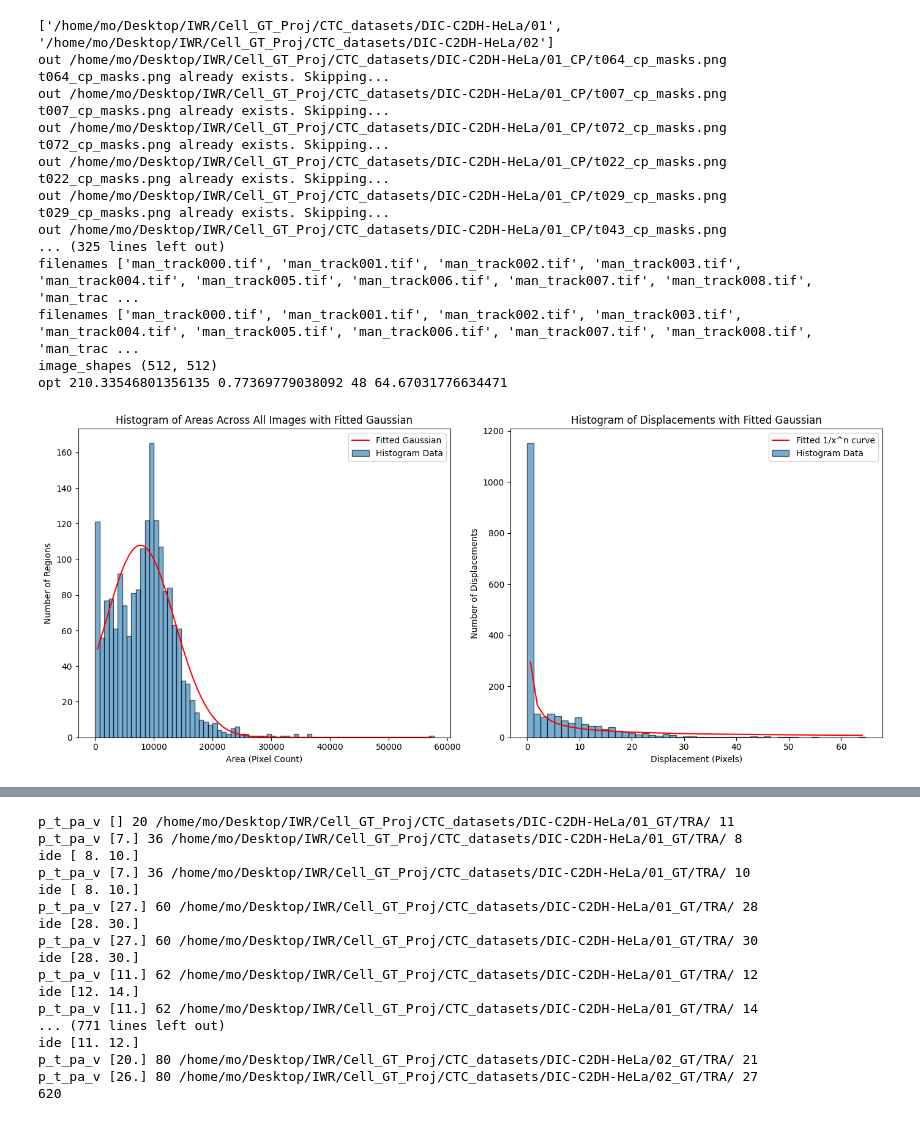
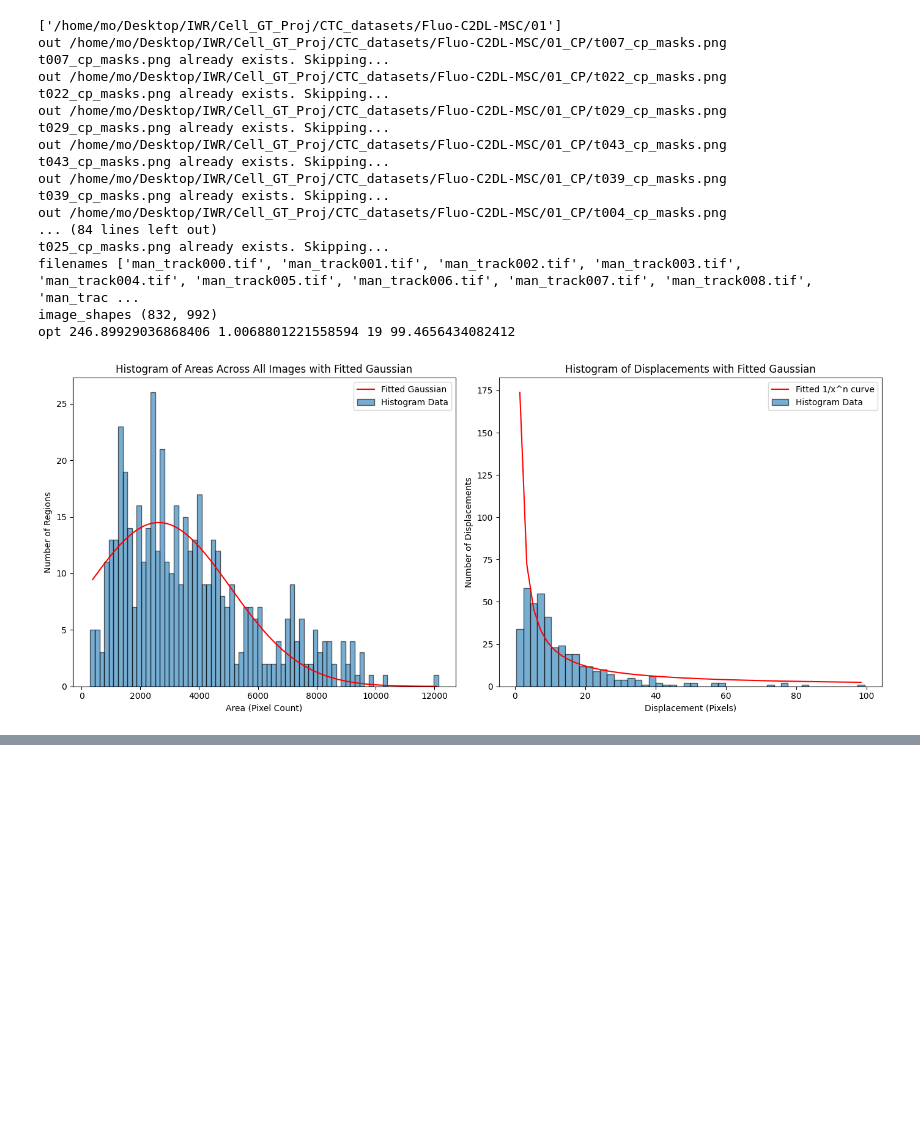
Before and after one commit to mosturm/IWR_CellTrack, a Jupyter notebook: CTC2CNetpipeline.ipynb, the cells around one changed output, grey strips where cells are left out. Cells and saved outputs as stored; diff of their text form; code cells hidden in the pictures; blank space fills up the shorter version.

```diff
--- a/CTC2CNetpipeline.ipynb
+++ b/CTC2CNetpipeline.ipynb
@@ -994,30 +1081,30 @@ def generate_XY_pairs(path,mu,sig,shape,name, save_dir):
 # %%
-path='/home/mo/Desktop/IWR/Cell_GT_Proj/CTC_datasets/DIC-C2DH-HeLa'
-name='HeLa'
+path='/home/mo/Desktop/IWR/Cell_GT_Proj/CTC_datasets/Fluo-C2DL-MSC'
+name='MSC'
 save_path='/home/mo/Desktop/IWR/Cell_GT_Proj/CTC_datasets_new/'
-diameter=55
+diameter=60
 
 
 
 save_dir=save_path+name+'_train'
 
 generate_CTC_datasets(path,name,save_dir,diameter)
 # %% [output]
-['/home/mo/Desktop/IWR/Cell_GT_Proj/CTC_datasets/DIC-C2DH-HeLa/01', '/home/mo/Desktop/IWR/Cell_GT_Proj/CTC_datasets/DIC-C2DH-HeLa/02']
-out /home/mo/Desktop/IWR/Cell_GT_Proj/CTC_datasets/DIC-C2DH-HeLa/01_CP/t064_cp_masks.png
-t064_cp_masks.png already exists. Skipping...
-out /home/mo/Desktop/IWR/Cell_GT_Proj/CTC_datasets/DIC-C2DH-HeLa/01_CP/t007_cp_masks.png
+['/home/mo/Desktop/IWR/Cell_GT_Proj/CTC_datasets/Fluo-C2DL-MSC/01']
+out /home/mo/Desktop/IWR/Cell_GT_Proj/CTC_datasets/Fluo-C2DL-MSC/01_CP/t007_cp_masks.png
 t007_cp_masks.png already exists. Skipping...
-out /home/mo/Desktop/IWR/Cell_GT_Proj/CTC_datasets/DIC-C2DH-HeLa/01_CP/t072_cp_masks.png
-t072_cp_masks.png already exists. Skipping...
-out /home/mo/Desktop/IWR/Cell_GT_Proj/CTC_datasets/DIC-C2DH-HeLa/01_CP/t022_cp_masks.png
+out /home/mo/Desktop/IWR/Cell_GT_Proj/CTC_datasets/Fluo-C2DL-MSC/01_CP/t022_cp_masks.png
 t022_cp_masks.png already exists. Skipping...
-out /home/mo/Desktop/IWR/Cell_GT_Proj/CTC_datasets/DIC-C2DH-HeLa/01_CP/t029_cp_masks.png
+out /home/mo/Desktop/IWR/Cell_GT_Proj/CTC_datasets/Fluo-C2DL-MSC/01_CP/t029_cp_masks.png
 t029_cp_masks.png already exists. Skipping...
-out /home/mo/Desktop/IWR/Cell_GT_Proj/CTC_datasets/DIC-C2DH-HeLa/01_CP/t043_cp_masks.png
-... (325 lines left out)
+out /home/mo/Desktop/IWR/Cell_GT_Proj/CTC_datasets/Fluo-C2DL-MSC/01_CP/t043_cp_masks.png
+t043_cp_masks.png already exists. Skipping...
+out /home/mo/Desktop/IWR/Cell_GT_Proj/CTC_datasets/Fluo-C2DL-MSC/01_CP/t039_cp_masks.png
+t039_cp_masks.png already exists. Skipping...
+out /home/mo/Desktop/IWR/Cell_GT_Proj/CTC_datasets/Fluo-C2DL-MSC/01_CP/t004_cp_masks.png
+... (84 lines left out)
+t025_cp_masks.png already exists. Skipping...
 filenames ['man_track000.tif', 'man_track001.tif', 'man_track002.tif', 'man_track003.tif', 'man_track004.tif', 'man_track005.tif', 'man_track006.tif', 'man_track007.tif', 'man_track008.tif', 'man_trac ...
-filenames ['man_track000.tif', 'man_track001.tif', 'man_track002.tif', 'man_track003.tif', 'man_track004.tif', 'man_track005.tif', 'man_track006.tif', 'man_track007.tif', 'man_track008.tif', 'man_trac ...
-image_shapes (512, 512)
-opt 210.33546801356135 0.77369779038092 48 64.67031776634471
+image_shapes (832, 992)
+opt 246.89929036868406 1.0068801221558594 19 99.4656434082412
-[figure, old version]
+[figure, new version]
@@ -1041,17 +1127,0 @@ p_t_pa_v [] 11 /home/mo/Desktop/IWR/Cell_GT_Proj/CTC_datasets/DIC-C2DH-HeLa/01_G
-p_t_pa_v [] 20 /home/mo/Desktop/IWR/Cell_GT_Proj/CTC_datasets/DIC-C2DH-HeLa/01_GT/TRA/ 11
-p_t_pa_v [7.] 36 /home/mo/Desktop/IWR/Cell_GT_Proj/CTC_datasets/DIC-C2DH-HeLa/01_GT/TRA/ 8
-ide [ 8. 10.]
-p_t_pa_v [7.] 36 /home/mo/Desktop/IWR/Cell_GT_Proj/CTC_datasets/DIC-C2DH-HeLa/01_GT/TRA/ 10
-ide [ 8. 10.]
-p_t_pa_v [27.] 60 /home/mo/Desktop/IWR/Cell_GT_Proj/CTC_datasets/DIC-C2DH-HeLa/01_GT/TRA/ 28
-ide [28. 30.]
-p_t_pa_v [27.] 60 /home/mo/Desktop/IWR/Cell_GT_Proj/CTC_datasets/DIC-C2DH-HeLa/01_GT/TRA/ 30
-ide [28. 30.]
-p_t_pa_v [11.] 62 /home/mo/Desktop/IWR/Cell_GT_Proj/CTC_datasets/DIC-C2DH-HeLa/01_GT/TRA/ 12
-ide [12. 14.]
-p_t_pa_v [11.] 62 /home/mo/Desktop/IWR/Cell_GT_Proj/CTC_datasets/DIC-C2DH-HeLa/01_GT/TRA/ 14
-... (771 lines left out)
-ide [11. 12.]
-p_t_pa_v [20.] 80 /home/mo/Desktop/IWR/Cell_GT_Proj/CTC_datasets/DIC-C2DH-HeLa/02_GT/TRA/ 21
-p_t_pa_v [26.] 80 /home/mo/Desktop/IWR/Cell_GT_Proj/CTC_datasets/DIC-C2DH-HeLa/02_GT/TRA/ 27
-620
```
Also changed, not shown: parts of 2 cells of this notebook, 3 other files.
